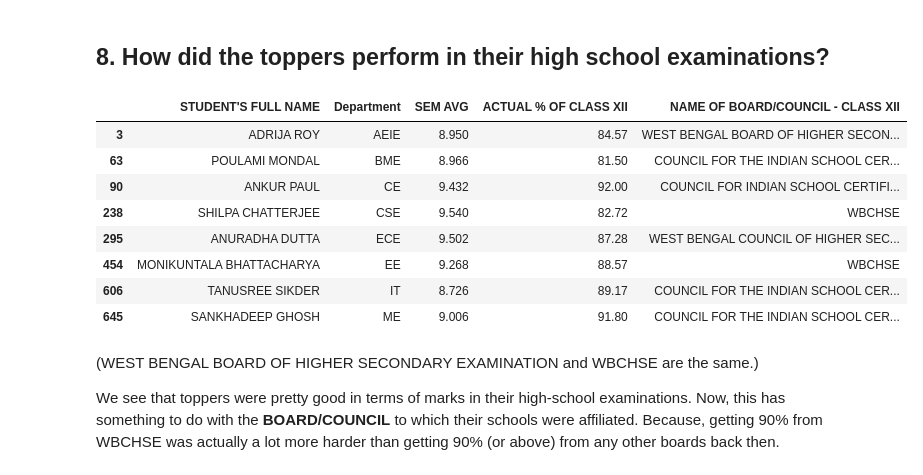
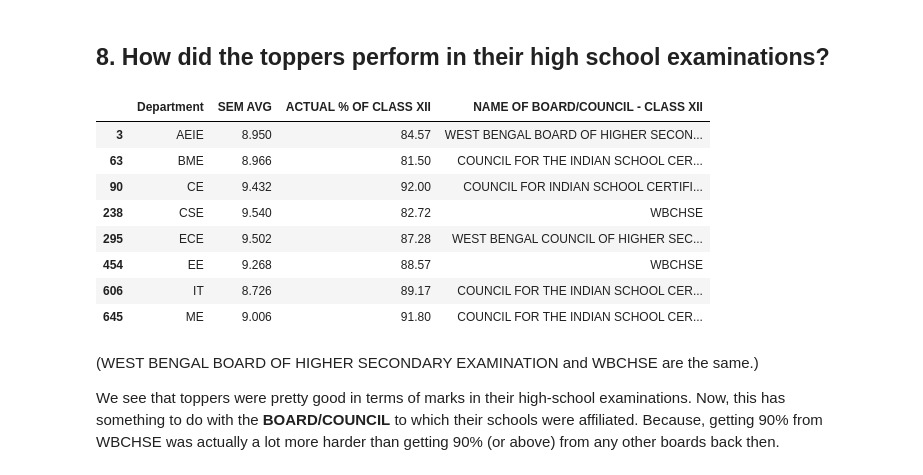
Before and after one commit to sayakpaul/Analysis-of-college-database-of-2017-passouts, a Jupyter notebook: 2017_Passout_Data_Analysis.ipynb, the cells around one changed output. Saved outputs shown, nothing was run; the diff lists cells and outputs as text; code cells hidden in the pictures.

```diff
--- a/2017_Passout_Data_Analysis.ipynb
+++ b/2017_Passout_Data_Analysis.ipynb
@@ -246,18 +246,18 @@ The intended record has been successfully deleted.
 ## 8. How did the toppers perform in their high school examinations?
 # %%
 toppers = data_2017.groupby('Department')['SEM AVG'].transform(max) == data_2017['SEM AVG']
-data_2017[toppers][['STUDENT\'S FULL NAME', 'Department', 'SEM AVG',
+data_2017[toppers][['Department', 'SEM AVG',
                     'ACTUAL % OF CLASS XII','NAME OF BOARD/COUNCIL - CLASS XII']]
 # %% [output]
-|  | STUDENT'S FULL NAME | Department | SEM AVG | ACTUAL % OF CLASS XII | NAME OF BOARD/COUNCIL - CLASS XII |
-| 3 | ADRIJA ROY | AEIE | 8.950 | 84.57 | WEST BENGAL BOARD OF HIGHER SECON... |
-| 63 | POULAMI MONDAL | BME | 8.966 | 81.50 | COUNCIL FOR THE INDIAN SCHOOL CER... |
-| 90 | ANKUR PAUL | CE | 9.432 | 92.00 | COUNCIL FOR INDIAN SCHOOL CERTIFI... |
-| 238 | SHILPA CHATTERJEE | CSE | 9.540 | 82.72 | WBCHSE |
-| 295 | ANURADHA DUTTA | ECE | 9.502 | 87.28 | WEST BENGAL COUNCIL OF HIGHER SEC... |
-| 454 | MONIKUNTALA BHATTACHARYA | EE | 9.268 | 88.57 | WBCHSE |
-| 606 | TANUSREE SIKDER | IT | 8.726 | 89.17 | COUNCIL FOR THE INDIAN SCHOOL CER... |
-| 645 | SANKHADEEP GHOSH | ME | 9.006 | 91.80 | COUNCIL FOR THE INDIAN SCHOOL CER... |
+|  | Department | SEM AVG | ACTUAL % OF CLASS XII | NAME OF BOARD/COUNCIL - CLASS XII |
+| 3 | AEIE | 8.950 | 84.57 | WEST BENGAL BOARD OF HIGHER SECON... |
+| 63 | BME | 8.966 | 81.50 | COUNCIL FOR THE INDIAN SCHOOL CER... |
+| 90 | CE | 9.432 | 92.00 | COUNCIL FOR INDIAN SCHOOL CERTIFI... |
+| 238 | CSE | 9.540 | 82.72 | WBCHSE |
+| 295 | ECE | 9.502 | 87.28 | WEST BENGAL COUNCIL OF HIGHER SEC... |
+| 454 | EE | 9.268 | 88.57 | WBCHSE |
+| 606 | IT | 8.726 | 89.17 | COUNCIL FOR THE INDIAN SCHOOL CER... |
+| 645 | ME | 9.006 | 91.80 | COUNCIL FOR THE INDIAN SCHOOL CER... |
 # %% [markdown]
 (WEST BENGAL BOARD OF HIGHER SECONDARY EXAMINATION and WBCHSE are the same.)
 
```
Also changed, not shown: parts of 23 cells of this notebook.
